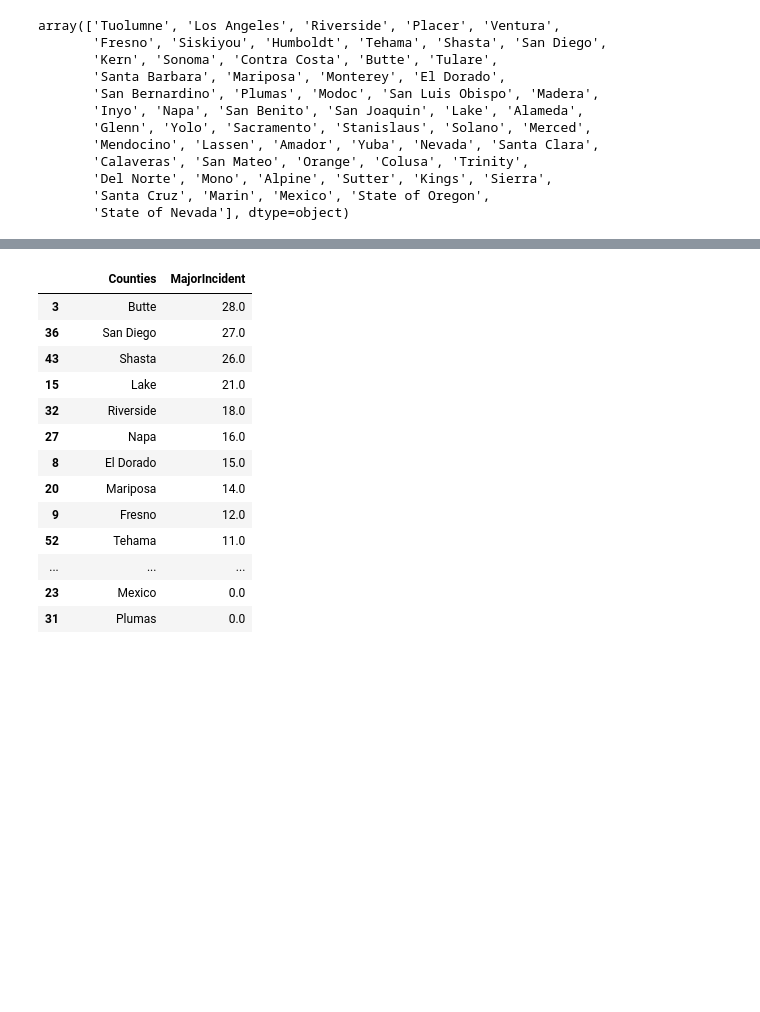
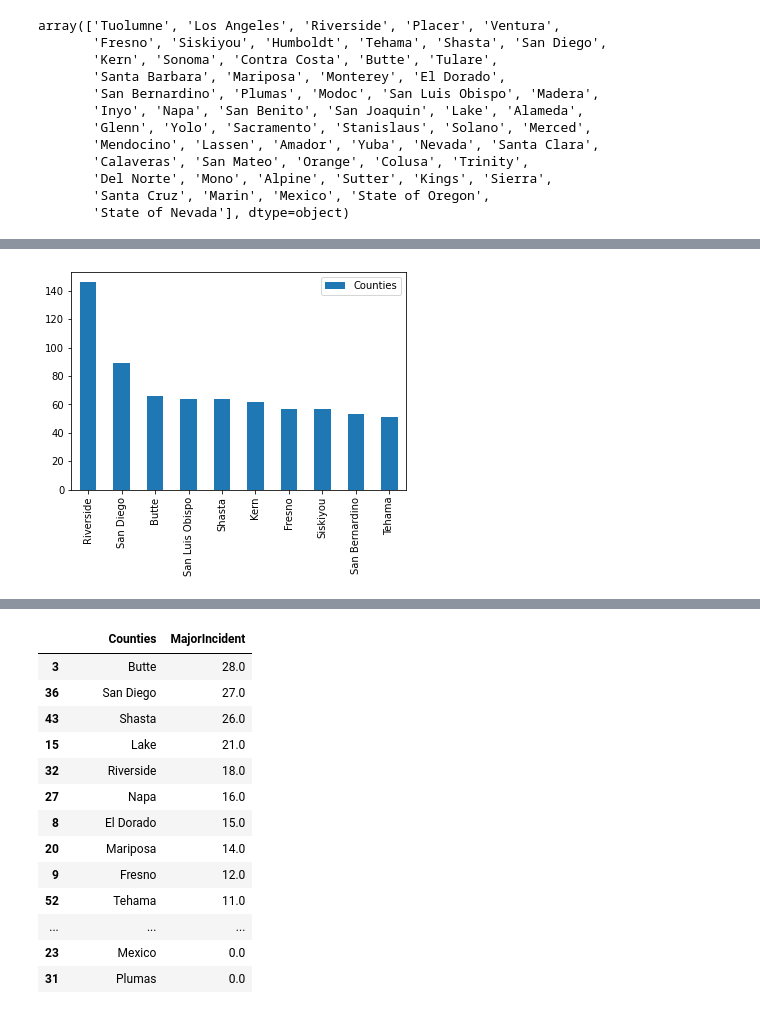
Before and after one commit to jump8621/data-project-I, a Jupyter notebook: lee_pyre.ipynb, the cells around one changed output, grey strips where cells are left out. Cells and saved outputs as stored; diff of their text form; code cells hidden in the pictures; blank space fills up the shorter version.

Commit message:
found total fires and major incident fires

```diff
--- a/lee_pyre.ipynb
+++ b/lee_pyre.ipynb
@@ -18,6 +18,6 @@ output_data_file = "output_data/fire_ca.csv"
 #fire_data_file = "Resources/California_Fire_Incidents.csv"
 
 #read and display csv with Pandas
-fire_data_df = pd.read_csv(output_data_file)
+fire_data_df = pd.read_csv("output_data/california_fire_cleaned.csv")
 fire_data_df.head()
 # %% [output]
@@ -40,6 +43,6 @@ Index(['AcresBurned', 'Active', 'AdminUnit', 'AirTankers', 'ArchiveYear',
 # %%
 county_count = fire_data_df["Counties"].value_counts()
 county_count
-# county_df = pd.DataFrame(county_count)
-# county_df
+county_df = pd.DataFrame(county_count)
+county_df
 # %% [output]
@@ -95,0 +85,4 @@ top_ten_counties
+# %%
+#find top ten counties for total fire count
+top_ten_counties = county_df.head(10)
+top_ten_counties
@@ -95,0 +101,5 @@ top_ten_counties
+# %%
+top_ten_counties.plot(kind="bar")
+plt.show()
+# %% [output]
+[figure, added]
```
Also changed, not shown: parts of 15 cells of this notebook.
